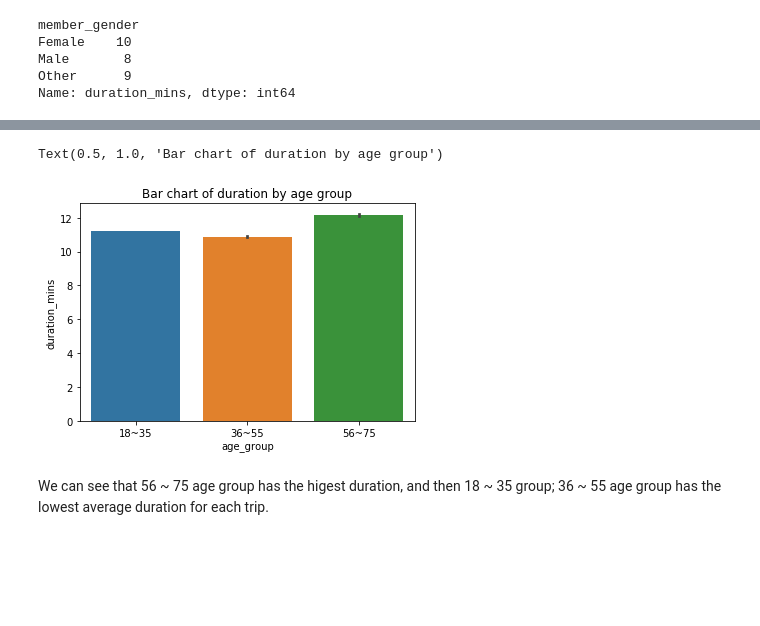
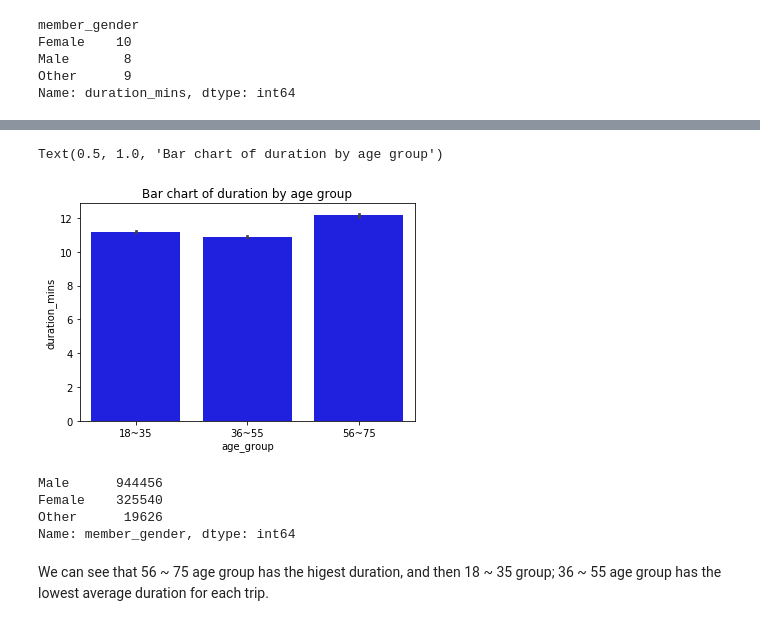
Before and after one commit to amanda1210/Bike_Sharing_Analysis, a Jupyter notebook: Bikesharing Visualization.ipynb, the cells around one changed output, grey strips where cells are left out. Drawn from its saved outputs; the diff is of its cells as text; code cells hidden in the pictures; blank space fills up the shorter version.

```diff
--- a/Bikesharing Visualization.ipynb
+++ b/Bikesharing Visualization.ipynb
@@ -322,9 +333,16 @@ sns.countplot(bike.age_group)
 # %%
 # Check the duration for different age group
-sns.barplot(data=bike, x='age_group', y='duration_mins')
+sns.barplot(data=bike, x='age_group', y='duration_mins', color='blue')
 plt.title("Bar chart of duration by age group")
 # %% [output]
 Text(0.5, 1.0, 'Bar chart of duration by age group')
-[figure, old version]
+[figure, new version]
+# %%
+bike.member_gender.value_counts()
+# %% [output]
+Male      944456
+Female    325540
+Other      19626
+Name: member_gender, dtype: int64
 # %% [markdown]
 We can see that 56 ~ 75 age group has the higest duration, and then 18 ~ 35 group; 36 ~ 55 age group has the lowest average duration for each trip.
```
Also changed, not shown: parts of 27 cells of this notebook, 2 other files.
